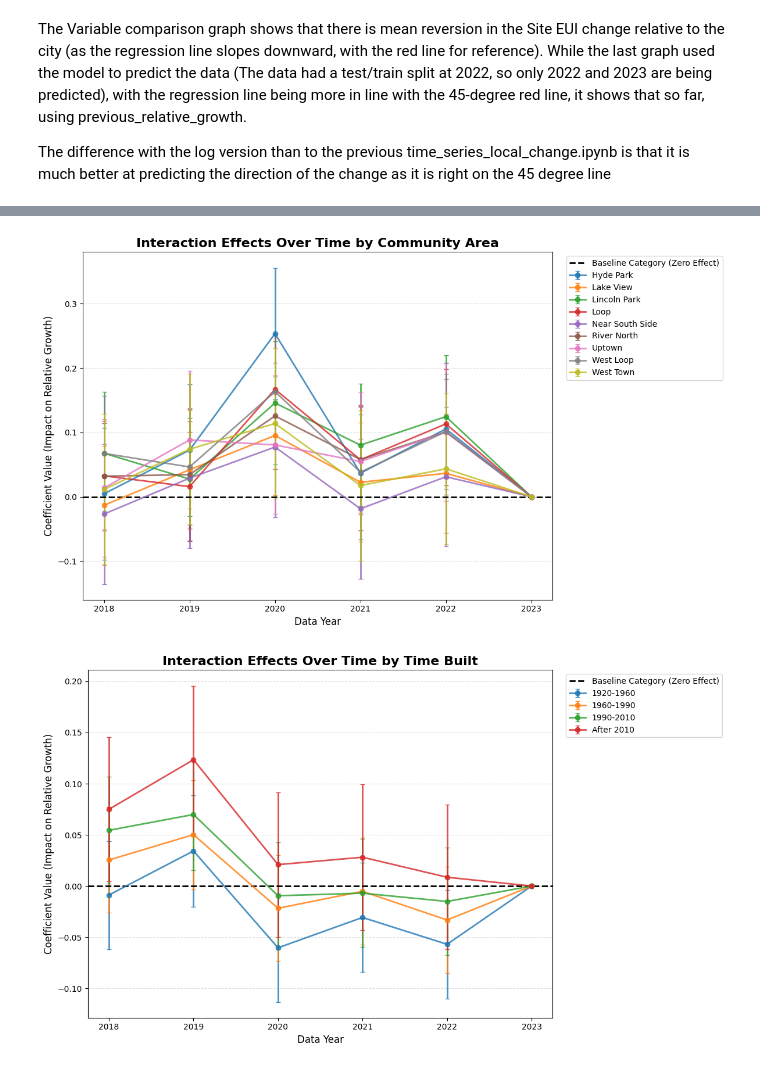
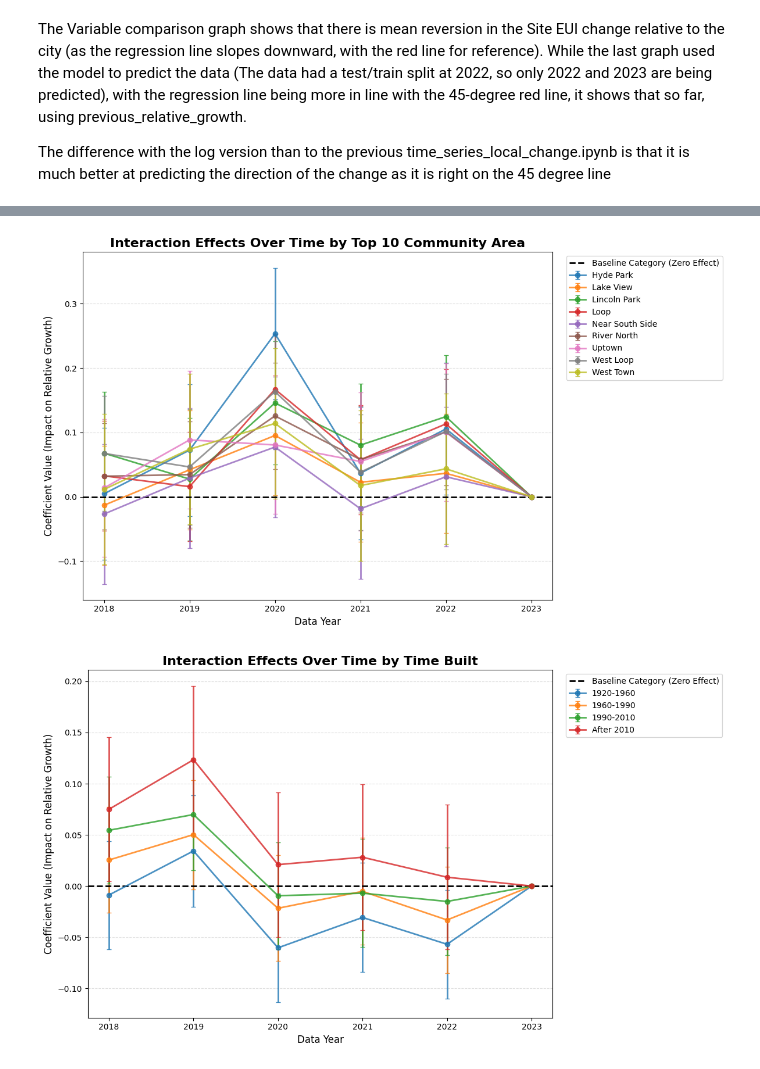
Before and after one commit to dsi-clinic/2025-autumn-city-of-chicago-energy, a Jupyter notebook: notebooks/fix_effects_notebooks/time_series_local_change_interaction.ipynb, the cells around one changed output, grey strips where cells are left out. Drawn from its saved outputs; the diff is of its cells as text; code cells hidden in the pictures.

```diff
--- a/notebooks/fix_effects_notebooks/time_series_local_change_interaction.ipynb
+++ b/notebooks/fix_effects_notebooks/time_series_local_change_interaction.ipynb
@@ -182,35 +183,35 @@ plt.show()
 # %%
 top_10_comm = [
     "River North",
     "Loop",
     "West Loop",
     "Lake View",
     "Lincoln Park",
     "Hyde Park",
     "Uptown",
     "Near South Side",
     "Edgewater",
     "West Town",
 ]
 
 test_dataframe[test_dataframe["geo_mapped_name"].isin(top_10_comm)]
 
 formula = "Q('target_relative_growth') ~ C(Q('Data Year')) * C(Q('geo_mapped_name'))"
 model = smf.ols(
     formula, data=test_dataframe[test_dataframe["geo_mapped_name"].isin(top_10_comm)]
 ).fit()
 
 fig1, ax1 = plot_categorical_interactions_over_time(
     model=model,
     time_col="Data Year",
     category_col="geo_mapped_name",
-    title="Interaction Effects Over Time by Community Area",
+    title="Interaction Effects Over Time by Top 10 Community Area",
     xlabel="Data Year",
     ylabel="Coefficient Value (Impact on Relative Growth)",
 )
 plt.show()
 # %% [output]
-[figure, old version]
+[figure, new version]
 # %%
 formula = "Q('target_relative_growth') ~ C(Q('Data Year')) * C(Q('Time Built'))"
 model = smf.ols(formula, data=test_dataframe).fit()
```
Also changed, not shown: parts of 5 cells of this notebook, 5 other files.
